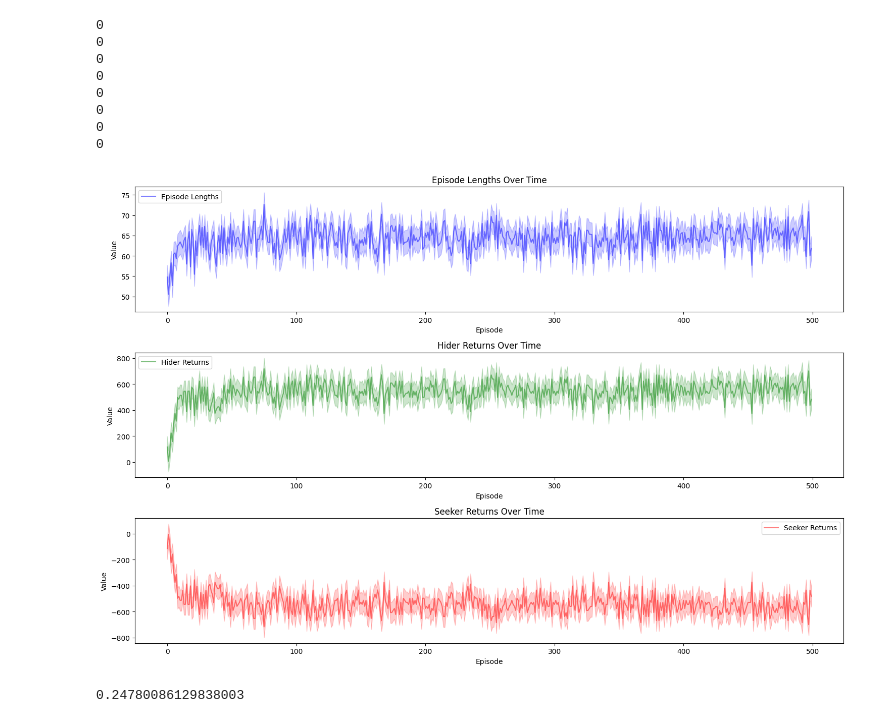
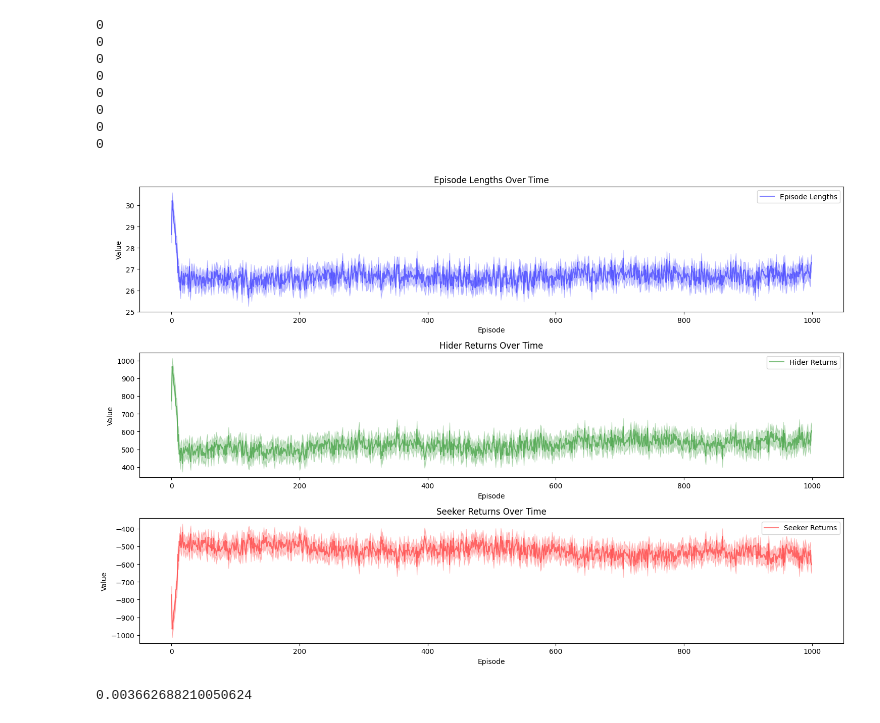
Before and after one commit to jakub-szafranski/marl-hide-and-seek, a Jupyter notebook: asfad.ipynb, the cells around one changed output. Drawn from its saved outputs; the diff is of its cells as text; code cells hidden in the pictures.

```diff
--- a/asfad.ipynb
+++ b/asfad.ipynb
@@ -62,39 +62,38 @@ def visualize_data(data) -> None:
     episode_lengths = data.get("episode_lengths", [])
     hider_returns = data.get("hider_returns", [])
     seeker_returns = data.get("seeker_returns", [])
 
     if not episode_lengths or not hider_returns or not seeker_returns:
         raise ValueError("Data is incomplete or missing.")
 
-    episode_lengths_avg = average_every_n_items(episode_lengths, 100)
-    hider_returns_avg = average_every_n_items(hider_returns, 100)
-    seeker_returns_avg = average_every_n_items(seeker_returns, 100)
+    episode_lengths_avg = average_every_n_items(episode_lengths, 1000)
+    hider_returns_avg = average_every_n_items(hider_returns, 1000)
+    seeker_returns_avg = average_every_n_items(seeker_returns, 1000)
 
     def plot_with_average(ax, data, title, color):
         episodes = range(len(data))
-        avg = np.mean(data)
         std_dev = np.std(data)
 
         ax.plot(episodes, data, label=title, color=color, alpha=0.5)
         ax.fill_between(episodes, np.array(data) - std_dev, np.array(data) + std_dev, color=color, alpha=0.2)
         ax.set_xlabel('Episode')
         ax.set_ylabel('Value')
         ax.set_title(f'{title} Over Time')
         ax.legend()
 
     fig, axs = plt.subplots(3, 1, figsize=(15, 10))
 
     plot_with_average(axs[0], episode_lengths_avg, 'Episode Lengths', 'blue')
     plot_with_average(axs[1], hider_returns_avg, 'Hider Returns', 'green')
     plot_with_average(axs[2], seeker_returns_avg, 'Seeker Returns', 'red')
 
     plt.tight_layout()
     plt.show()
 
 visualize_data(data)
 # %% [output]
-[figure, old version]
+[figure, new version]
-# %%
-float(0.9999 ** 60_000) * 100
-# %% [output]
-0.24780086129838003
+# %%
+float(0.9999 * 0.2 * 0.99999 ** 400_000) * 1
+# %% [output]
+0.003662688210050624
```
Also changed, not shown: parts of 1 cell of this notebook, 14 other files.
